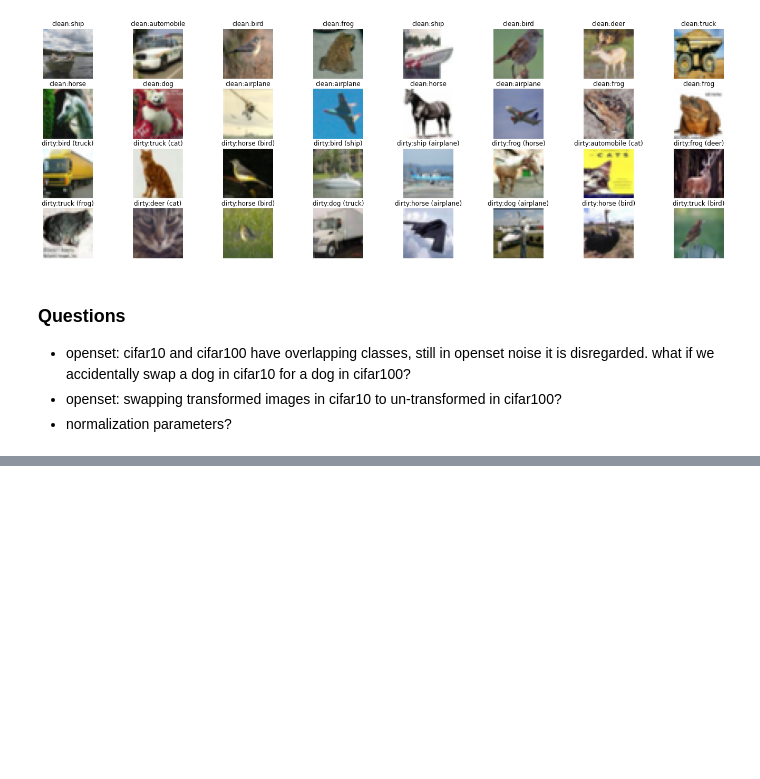
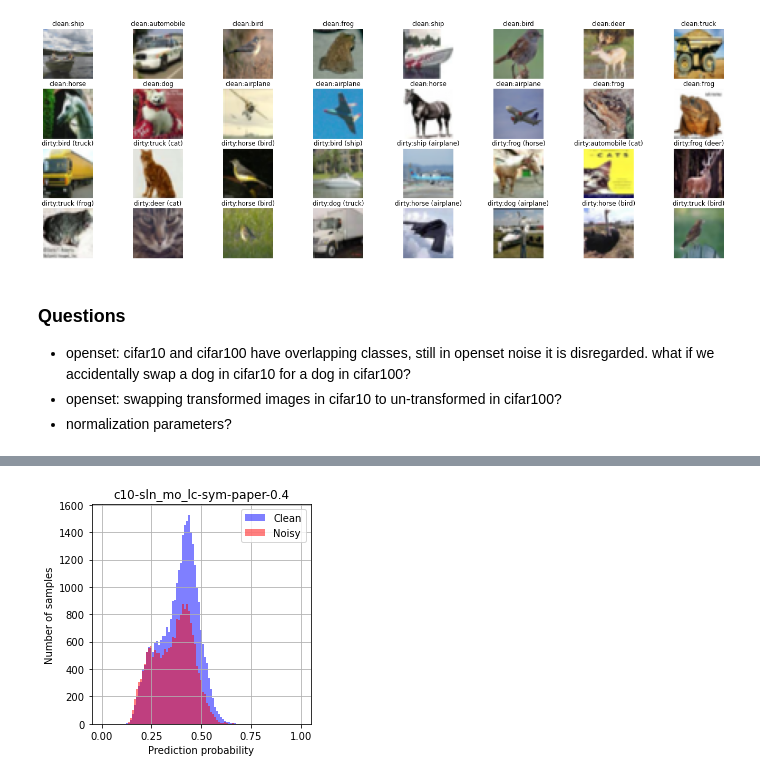
Before and after one commit to mark-antal-csizmadia/re-sln, a Jupyter notebook: main.ipynb, the cells around one changed output, grey strips where cells are left out. Drawn from its saved outputs; the diff is of its cells as text; code cells hidden in the pictures; blank space fills up the shorter version.

```diff
--- a/main.ipynb
+++ b/main.ipynb
@@ -176,8 +194,8 @@ model.to(device)
 lr = 0.001
 optimizer = torch.optim.SGD(model.parameters(), lr=lr, momentum=0.9, weight_decay=5e-4)
 
-#model_ema = get_model(model_name=model_name, n_classes=n_classes, device=device)
-model_ema = None
+model_ema = get_model(model_name=model_name, n_classes=n_classes, device=device)
+#model_ema = None
 
 if model_ema:
     # no grads for model_ema
@@ -198,9 +216,9 @@ else:
 #print(optimizer)
 
 # exp hyperparams
-n_epochs = 2
+n_epochs = 300
 sigma = 1.0
-n_epoch_label_correction_onset = 400
+n_epoch_label_correction_onset = 250
 
 # logging and tensorboard stuff
 datetime_now = datetime.datetime.now()
@@ -232,9 +250,10 @@ for n_epoch in range(1, n_epochs+1):
         losses, softmaxes = \
             get_lc_params(model_ema=model_ema, train_eval_dataloader=train_eval_dataloader, device=device)
         # normalize to [0.0, 1.0]
-        losses = torch.reshape((losses - torch.min(losses)) / (torch.max(losses) - torch.min(losses)), (len(train_dataloader.dataset), 1))
+        weights = torch.reshape((losses - torch.min(losses)) / (torch.max(losses) - torch.min(losses)), (len(train_dataloader.dataset), 1))
+        preds_one_hot = torch.nn.functional.one_hot(softmaxes.argmax(dim=1)).type(torch.FloatTensor)
         # do lc and reload training data (targets_one_hot fixed variable from above)
-        targets_one_hot_lc = losses*targets_one_hot + (1-losses)*softmaxes
+        targets_one_hot_lc = weights*targets_one_hot + (1-weights)*preds_one_hot
         train_dataset.targets = targets_one_hot_lc
         train_dataloader = torch.utils.data.DataLoader(train_dataset, batch_size=batch_size, shuffle=True, num_workers=2)
 
@@ -371,9 +400,11 @@ model.load_state_dict(torch.load(model_load_path))
 # %%
 loss, accuracy, losses, softmaxes, predictions = test(model=model, device=device, dataloader=train_eval_dataloader)
 # %%
-exp_id = "exp_2021-11-24 10:00:41.592838"
+exp_id = "exp_2021-11-25 13:35:29.501403"
 viz_save_path = Path(f"assets/{exp_id}")
-title = "c10-ce-sym-paper-0.4"
+title = "c10-sln_mo_lc-sym-paper-0.4"
 
 plot_prediction_probabilities(softmaxes=softmaxes, indices_noisy=indices_noisy, title=title, viz_save_path=viz_save_path)
+# %% [output]
+[figure, added]
 # %%
```
Also changed, not shown: parts of 7 cells of this notebook, 2 other files.
